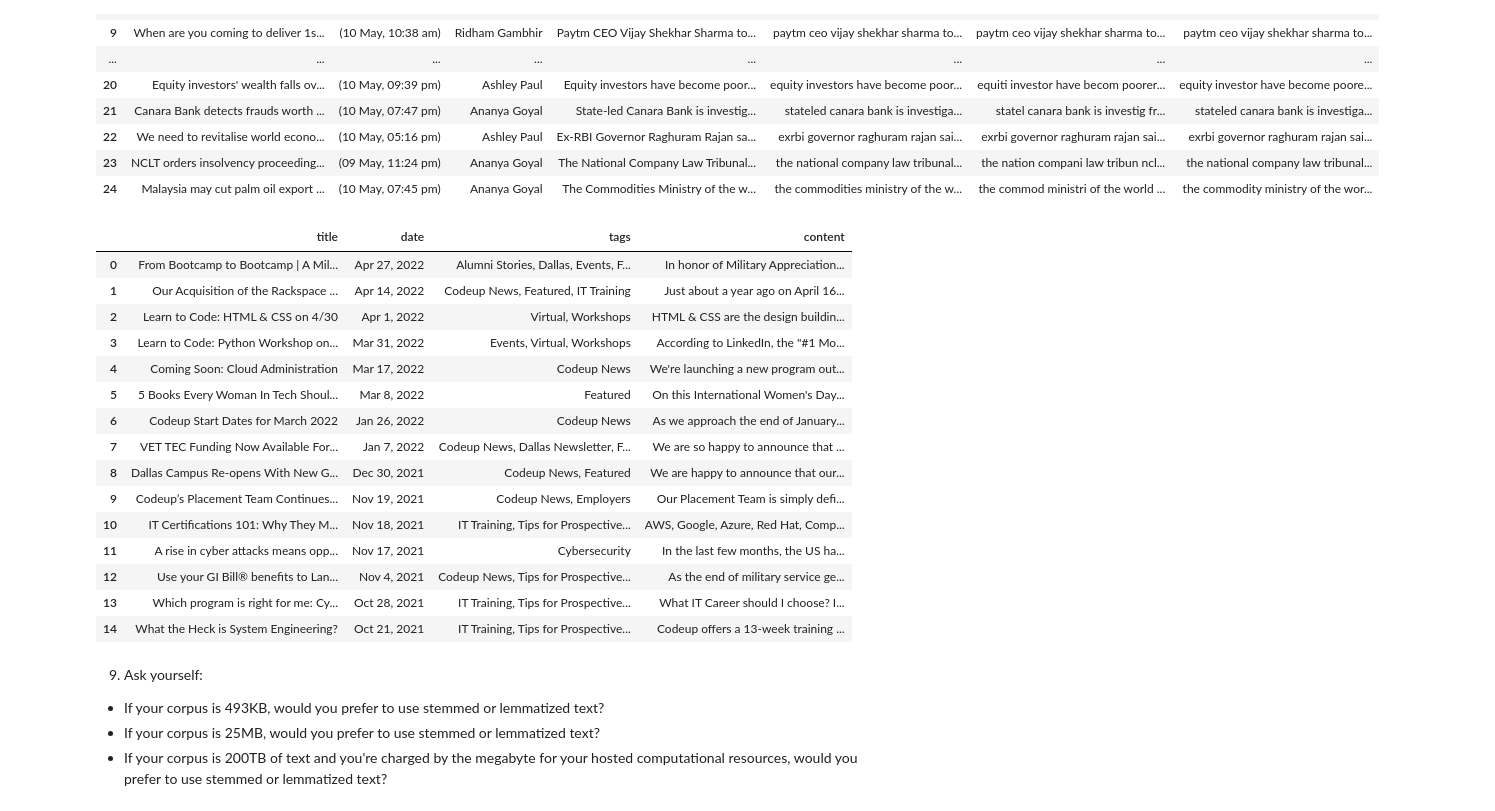
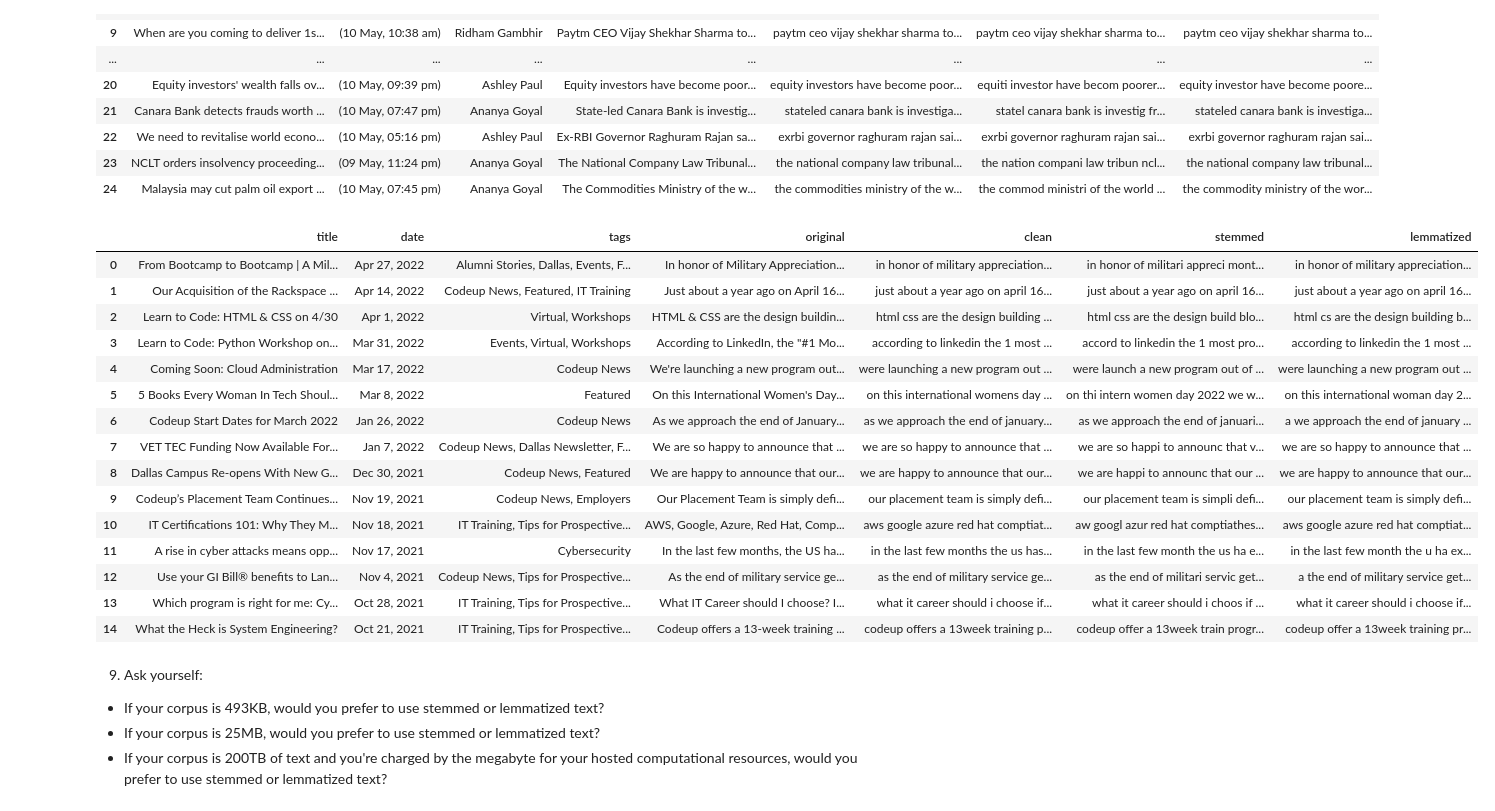
Before and after one commit to AJMartinezLlanes/-natural-language-processing-exercises, a Jupyter notebook: nlp_prepare.ipynb, the cells around one changed output. Saved outputs shown, nothing was run; the diff lists cells and outputs as text; code cells hidden in the pictures.

```diff
--- a/nlp_prepare.ipynb
+++ b/nlp_prepare.ipynb
@@ -633,24 +633,37 @@ news_df
 | 23 | NCLT orders insolvency proceeding... | (09 May, 11:24 pm) | Ananya Goyal | The National Company Law Tribunal... | the national company law tribunal... | the nation compani law tribun ncl... | the national company law tribunal... |
 | 24 | Malaysia may cut palm oil export ... | (10 May, 07:45 pm) | Ananya Goyal | The Commodities Ministry of the w... | the commodities ministry of the w... | the commod ministri of the world ... | the commodity ministry of the wor... |
 # %%
-codeup_df.rename(columns={'content':'original'})
+codeup_df.rename(columns={'content':'original'}, inplace=True)
+
+codeup_df['clean'] = codeup_df['original'].apply(basic_clean)\
+                                    .apply(tokenize)
+
+codeup_df['stemmed'] = codeup_df['original'].apply(basic_clean)\
+                                      .apply(tokenize)\
+                                      .apply(stem)
+
+codeup_df['lemmatized'] = codeup_df['original'].apply(basic_clean)\
+                                         .apply(tokenize)\
+                                         .apply(lemmatize)
+
+codeup_df
 # %% [output]
-|  | title | date | tags | content |
-| 0 | From Bootcamp to Bootcamp | A Mil... | Apr 27, 2022 | Alumni Stories, Dallas, Events, F... | In honor of Military Appreciation... |
-| 1 | Our Acquisition of the Rackspace ... | Apr 14, 2022 | Codeup News, Featured, IT Training | Just about a year ago on April 16... |
-| 2 | Learn to Code: HTML & CSS on 4/30 | Apr 1, 2022 | Virtual, Workshops | HTML & CSS are the design buildin... |
-| 3 | Learn to Code: Python Workshop on... | Mar 31, 2022 | Events, Virtual, Workshops | According to LinkedIn, the "#1 Mo... |
-| 4 | Coming Soon: Cloud Administration | Mar 17, 2022 | Codeup News | We're launching a new program out... |
-| 5 | 5 Books Every Woman In Tech Shoul... | Mar 8, 2022 | Featured | On this International Women's Day... |
-| 6 | Codeup Start Dates for March 2022 | Jan 26, 2022 | Codeup News | As we approach the end of January... |
-| 7 | VET TEC Funding Now Available For... | Jan 7, 2022 | Codeup News, Dallas Newsletter, F... | We are so happy to announce that ... |
-| 8 | Dallas Campus Re-opens With New G... | Dec 30, 2021 | Codeup News, Featured | We are happy to announce that our... |
-| 9 | Codeup’s Placement Team Continues... | Nov 19, 2021 | Codeup News, Employers | Our Placement Team is simply defi... |
-| 10 | IT Certifications 101: Why They M... | Nov 18, 2021 | IT Training, Tips for Prospective... | AWS, Google, Azure, Red Hat, Comp... |
-| 11 | A rise in cyber attacks means opp... | Nov 17, 2021 | Cybersecurity | In the last few months, the US ha... |
-| 12 | Use your GI Bill® benefits to Lan... | Nov 4, 2021 | Codeup News, Tips for Prospective... | As the end of military service ge... |
-| 13 | Which program is right for me: Cy... | Oct 28, 2021 | IT Training, Tips for Prospective... | What IT Career should I choose? I... |
-| 14 | What the Heck is System Engineering? | Oct 21, 2021 | IT Training, Tips for Prospective... | Codeup offers a 13-week training ... |
+|  | title | date | tags | original | clean | stemmed | lemmatized |
+| 0 | From Bootcamp to Bootcamp | A Mil... | Apr 27, 2022 | Alumni Stories, Dallas, Events, F... | In honor of Military Appreciation... | in honor of military appreciation... | in honor of militari appreci mont... | in honor of military appreciation... |
+| 1 | Our Acquisition of the Rackspace ... | Apr 14, 2022 | Codeup News, Featured, IT Training | Just about a year ago on April 16... | just about a year ago on april 16... | just about a year ago on april 16... | just about a year ago on april 16... |
+| 2 | Learn to Code: HTML & CSS on 4/30 | Apr 1, 2022 | Virtual, Workshops | HTML & CSS are the design buildin... | html css are the design building ... | html css are the design build blo... | html cs are the design building b... |
+| 3 | Learn to Code: Python Workshop on... | Mar 31, 2022 | Events, Virtual, Workshops | According to LinkedIn, the "#1 Mo... | according to linkedin the 1 most ... | accord to linkedin the 1 most pro... | according to linkedin the 1 most ... |
+| 4 | Coming Soon: Cloud Administration | Mar 17, 2022 | Codeup News | We're launching a new program out... | were launching a new program out ... | were launch a new program out of ... | were launching a new program out ... |
+| 5 | 5 Books Every Woman In Tech Shoul... | Mar 8, 2022 | Featured | On this International Women's Day... | on this international womens day ... | on thi intern women day 2022 we w... | on this international woman day 2... |
+| 6 | Codeup Start Dates for March 2022 | Jan 26, 2022 | Codeup News | As we approach the end of January... | as we approach the end of january... | as we approach the end of januari... | a we approach the end of january ... |
+| 7 | VET TEC Funding Now Available For... | Jan 7, 2022 | Codeup News, Dallas Newsletter, F... | We are so happy to announce that ... | we are so happy to announce that ... | we are so happi to announc that v... | we are so happy to announce that ... |
+| 8 | Dallas Campus Re-opens With New G... | Dec 30, 2021 | Codeup News, Featured | We are happy to announce that our... | we are happy to announce that our... | we are happi to announc that our ... | we are happy to announce that our... |
+| 9 | Codeup’s Placement Team Continues... | Nov 19, 2021 | Codeup News, Employers | Our Placement Team is simply defi... | our placement team is simply defi... | our placement team is simpli defi... | our placement team is simply defi... |
+| 10 | IT Certifications 101: Why They M... | Nov 18, 2021 | IT Training, Tips for Prospective... | AWS, Google, Azure, Red Hat, Comp... | aws google azure red hat comptiat... | aw googl azur red hat comptiathes... | aws google azure red hat comptiat... |
+| 11 | A rise in cyber attacks means opp... | Nov 17, 2021 | Cybersecurity | In the last few months, the US ha... | in the last few months the us has... | in the last few month the us ha e... | in the last few month the u ha ex... |
+| 12 | Use your GI Bill® benefits to Lan... | Nov 4, 2021 | Codeup News, Tips for Prospective... | As the end of military service ge... | as the end of military service ge... | as the end of militari servic get... | a the end of military service get... |
+| 13 | Which program is right for me: Cy... | Oct 28, 2021 | IT Training, Tips for Prospective... | What IT Career should I choose? I... | what it career should i choose if... | what it career should i choos if ... | what it career should i choose if... |
+| 14 | What the Heck is System Engineering? | Oct 21, 2021 | IT Training, Tips for Prospective... | Codeup offers a 13-week training ... | codeup offers a 13week training p... | codeup offer a 13week train progr... | codeup offer a 13week training pr... |
 # %% [markdown]
 9. Ask yourself:
  - If your corpus is 493KB, would you prefer to use stemmed or lemmatized text?
```
